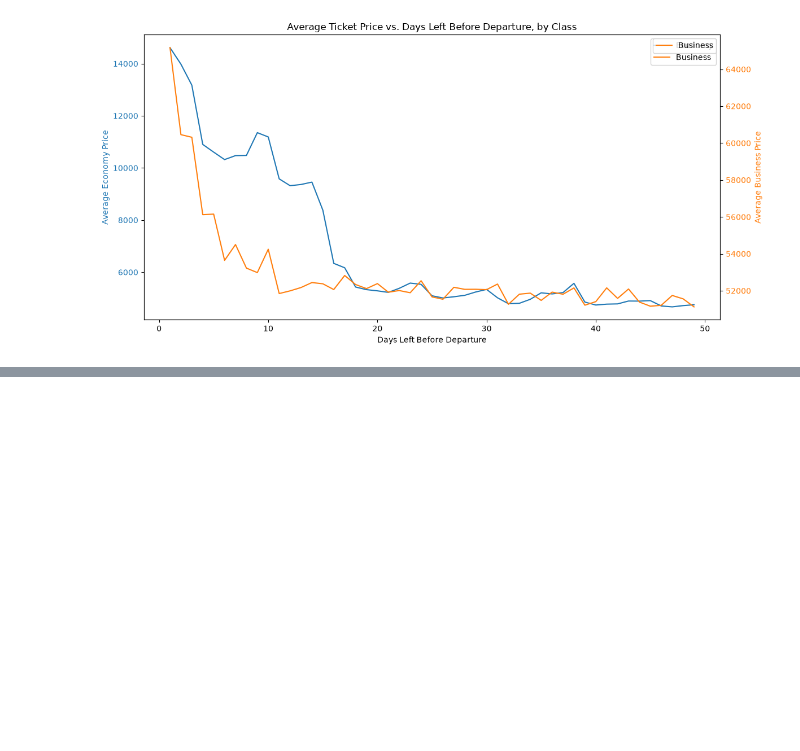
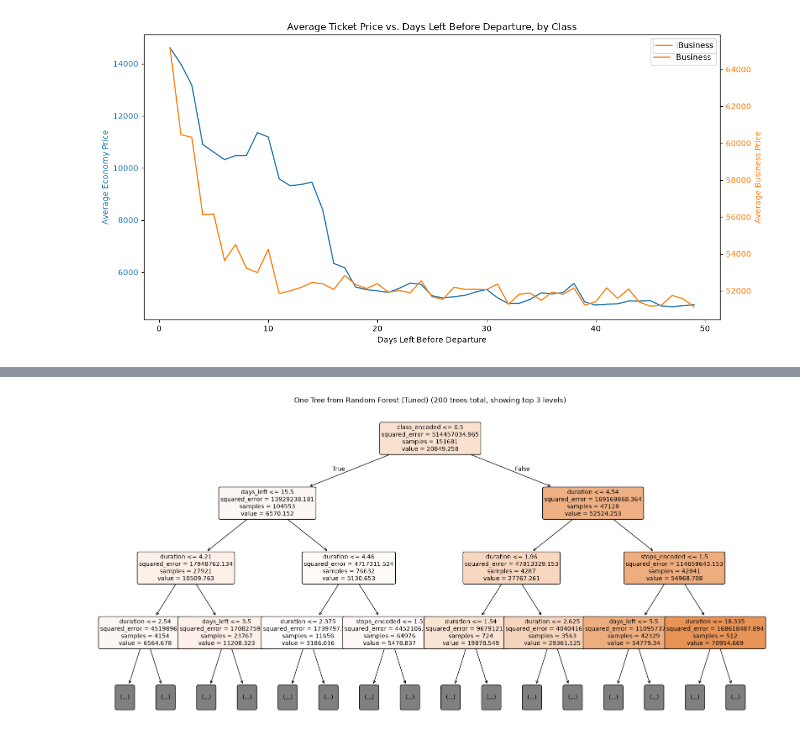
Before and after one commit to bradley-black/Flight-Data-Predictions, a Jupyter notebook: main.ipynb, the cells around one changed output, grey strips where cells are left out. Drawn from its saved outputs; the diff is of its cells as text; code cells hidden in the pictures; blank space fills up the shorter version.

```diff
--- a/main.ipynb
+++ b/main.ipynb
@@ -180,0 +262,26 @@ plt.show()
+# %%
+from sklearn.tree import plot_tree
+
+rf_full = models["Random Forest (tuned)"]
+one_tree = rf_full.estimators_[0]
+
+fig, ax = plt.subplots(figsize=(20, 10))
+plot_tree(
+    one_tree,
+    max_depth=3,
+    # use the model's own recorded feature names, not the (possibly stale)
+    # external X variable, so this can't drift out of sync with what the
+    # model was actually trained on
+    feature_names=rf_full.feature_names_in_,
+    filled=True,
+    rounded=True,
+    fontsize=10,
+    ax=ax,
+)
+plt.title(
+    f"One Tree from Random Forest (Tuned) ({rf_full.n_estimators} trees total, "
+    "showing top 3 levels)"
+)
+plt.show()
+# %% [output]
+[figure, added]
```
Also changed, not shown: parts of 7 cells of this notebook, 2 other files.
